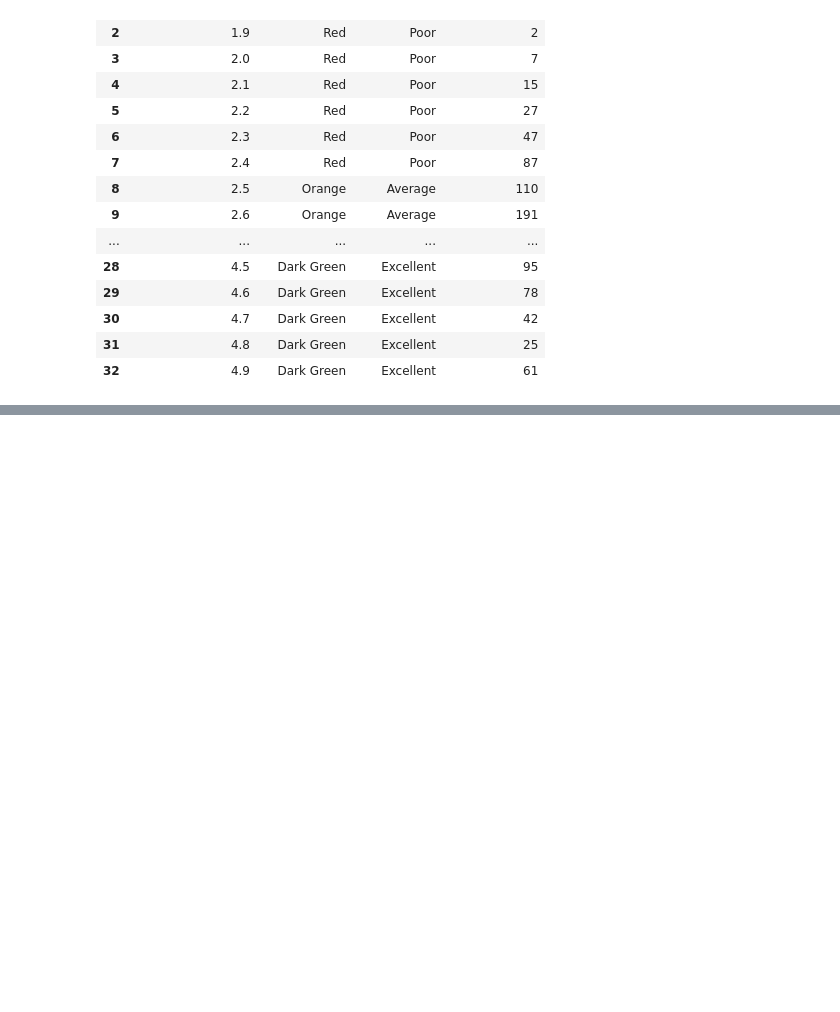
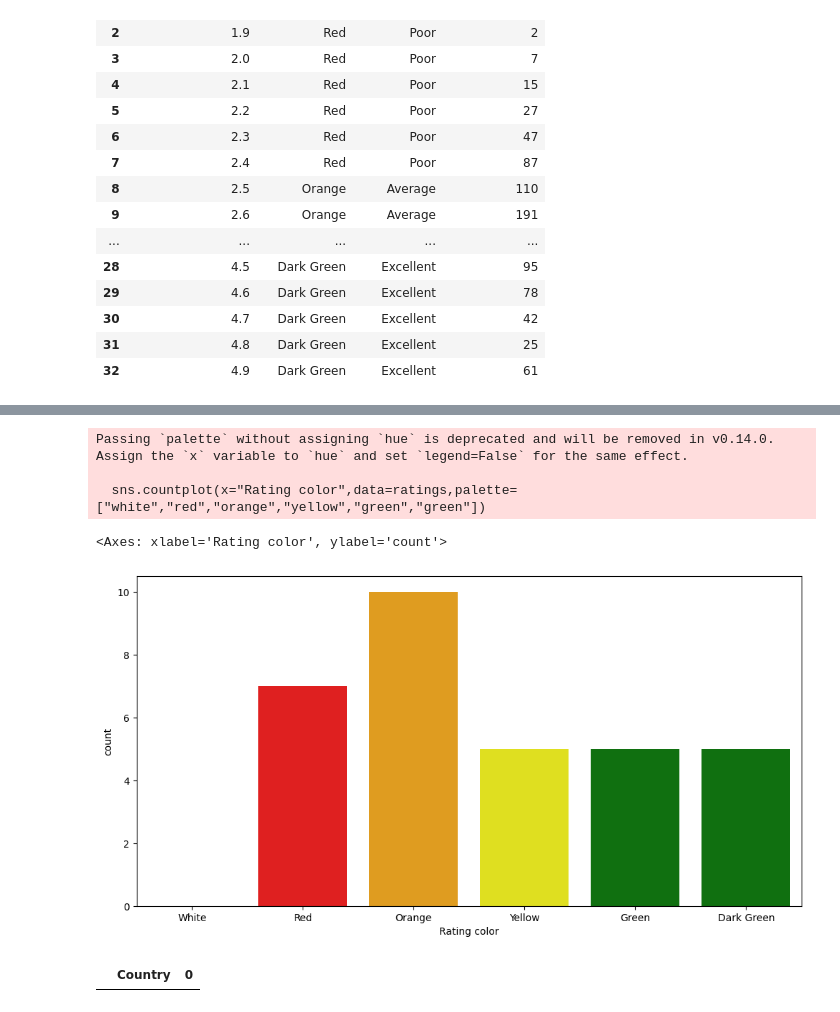
Before and after one commit to Sagarika-Ande/EDA, a Jupyter notebook: ZomatoEDA.ipynb, the cells around one changed output, grey strips where cells are left out. Cells and saved outputs as stored; diff of their text form; code cells hidden in the pictures; blank space fills up the shorter version.

```diff
--- a/ZomatoEDA.ipynb
+++ b/ZomatoEDA.ipynb
@@ -121,0 +139,14 @@ ratings
+# %%
+# Count plot
+sns.countplot(x="Rating color",data=ratings,palette=["white","red","orange","yellow","green","green"])
+# %% [output]
+Passing `palette` without assigning `hue` is deprecated and will be removed in v0.14.0. Assign the `x` variable to `hue` and set `legend=False` for the same effect.
+
+  sns.countplot(x="Rating color",data=ratings,palette=["white","red","orange","yellow","green","green"])
+<Axes: xlabel='Rating color', ylabel='count'>
+[figure, added]
+# %%
+# Find the countries name that has given 0 rating
+final_df[final_df["Rating text"]=="None"].groupby("Country").size().reset_index()
+# %% [output]
+|  | Country | 0 |
```
Also changed, not shown: parts of 8 cells of this notebook.
